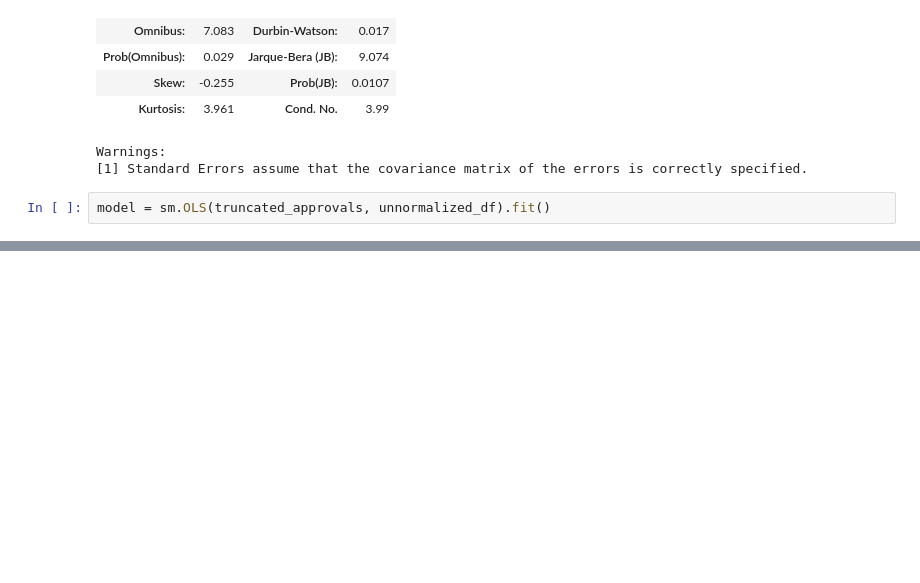
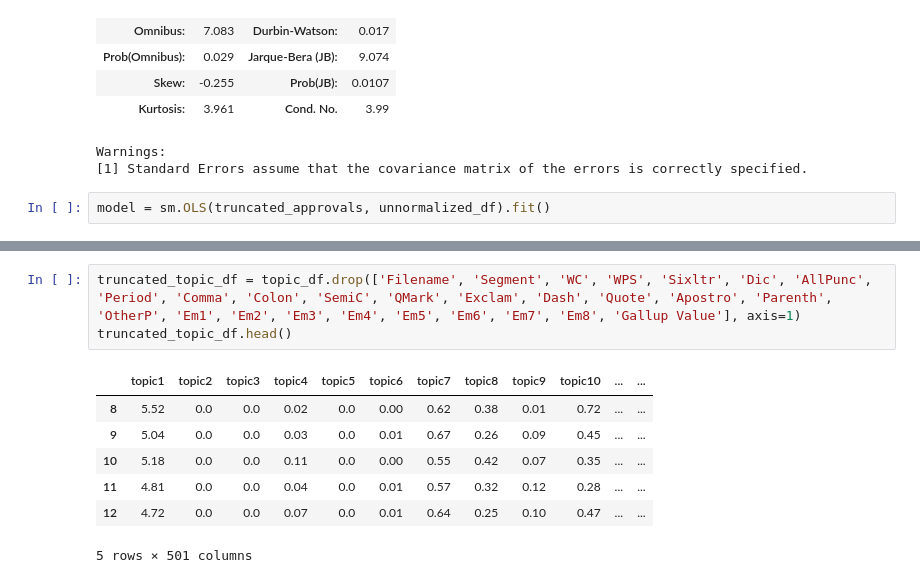
Before and after one commit to suvir-c/psyc-626, a Jupyter notebook: time-series-analysis/Multiple Linear Regression.ipynb, the cells around one changed output, grey strips where cells are left out. Cells and saved outputs as stored; diff of their text form; blank space fills up the shorter version.

```diff
--- a/time-series-analysis/Multiple Linear Regression.ipynb
+++ b/time-series-analysis/Multiple Linear Regression.ipynb
@@ -176,0 +207,11 @@ Warnings:
+# %%
+truncated_topic_df = topic_df.drop(['Filename', 'Segment', 'WC', 'WPS', 'Sixltr', 'Dic', 'AllPunc', 'Period', 'Comma', 'Colon', 'SemiC', 'QMark', 'Exclam', 'Dash', 'Quote', 'Apostro', 'Parenth', 'OtherP', 'Em1', 'Em2', 'Em3', 'Em4', 'Em5', 'Em6', 'Em7', 'Em8', 'Gallup Value'], axis=1)
+truncated_topic_df.head()
+# %% [output]
+|  | topic1 | topic2 | topic3 | topic4 | topic5 | topic6 | topic7 | topic8 | topic9 | topic10 | ... | ... |
+| 8 | 5.52 | 0.0 | 0.0 | 0.02 | 0.0 | 0.00 | 0.62 | 0.38 | 0.01 | 0.72 | ... | ... |
+| 9 | 5.04 | 0.0 | 0.0 | 0.03 | 0.0 | 0.01 | 0.67 | 0.26 | 0.09 | 0.45 | ... | ... |
+| 10 | 5.18 | 0.0 | 0.0 | 0.11 | 0.0 | 0.00 | 0.55 | 0.42 | 0.07 | 0.35 | ... | ... |
+| 11 | 4.81 | 0.0 | 0.0 | 0.04 | 0.0 | 0.01 | 0.57 | 0.32 | 0.12 | 0.28 | ... | ... |
+| 12 | 4.72 | 0.0 | 0.0 | 0.07 | 0.0 | 0.01 | 0.64 | 0.25 | 0.10 | 0.47 | ... | ... |
+5 rows × 501 columns
```
Also changed, not shown: parts of 9 cells of this notebook, 1 other file.
